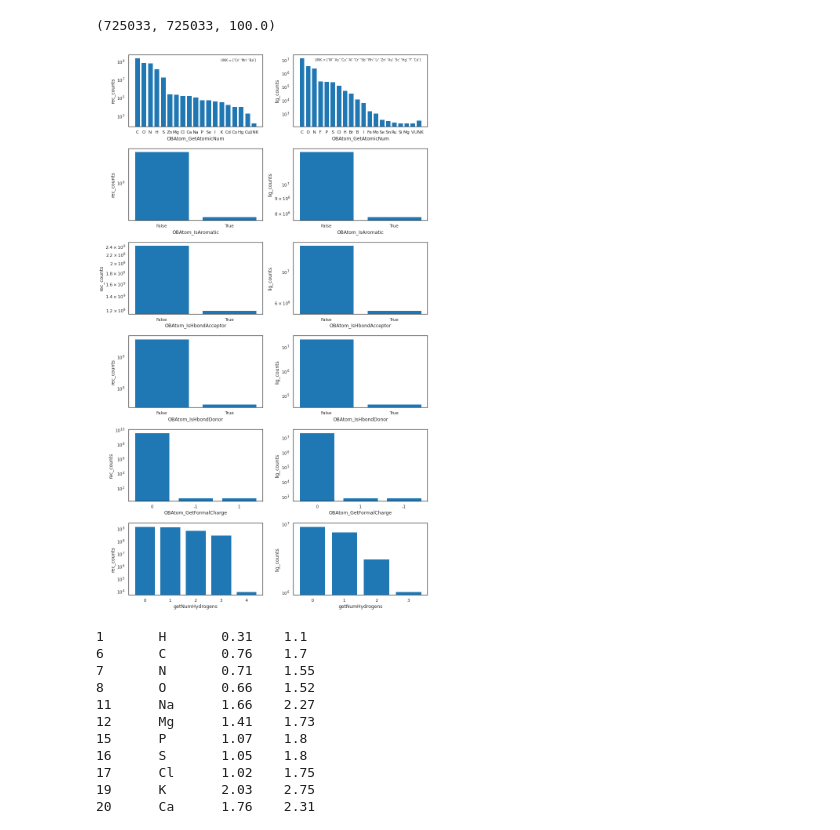
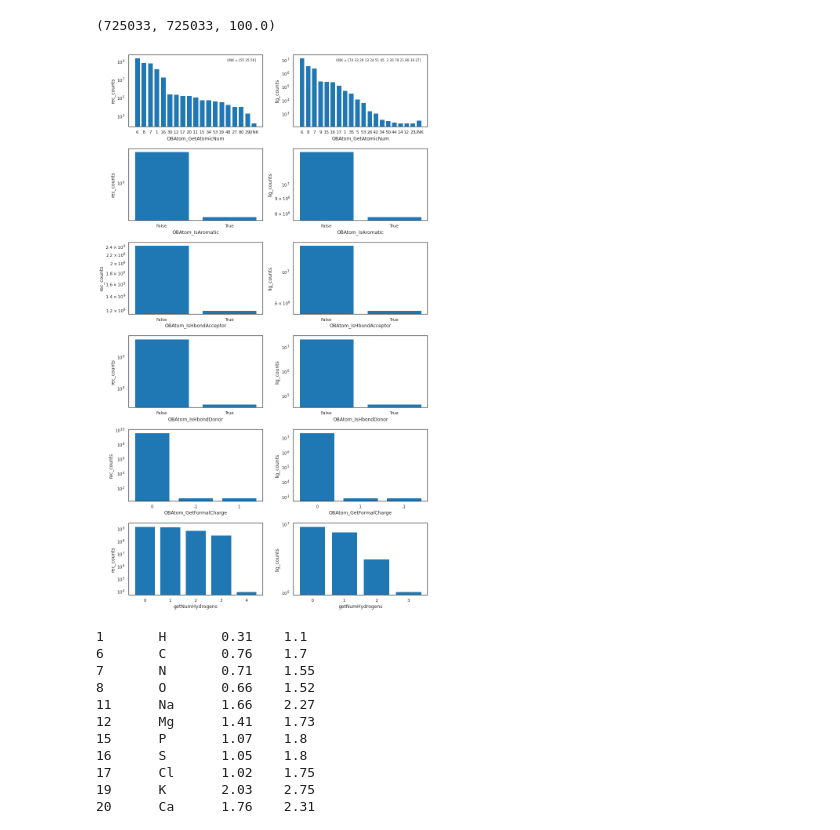
Before and after one commit to mattragoza/ipython-notebooks, a Jupyter notebook: new_atom_typing.ipynb, the cells around one changed output. Saved outputs shown, nothing was run; the diff lists cells and outputs as text; code cells hidden in the pictures.

```diff
--- a/new_atom_typing.ipynb
+++ b/new_atom_typing.ipynb
@@ -86,6 +87,11 @@ from matplotlib import pyplot as plt
 import seaborn as sns
 sns.set_context('notebook')
 sns.set_style('white')
+
+with open('rec_counts.pkl', 'rb') as f:
+    rec_counts = pickle.load(f)
+with open('lig_counts.pkl', 'rb') as f:
+    lig_counts = pickle.load(f)
 
 def plot_counts(counts, ax, thresh=0.0, symbols=False):
 
@@ -121,36 +127,36 @@ def plot_counts(counts, ax, thresh=0.0, symbols=False):
     ax.set_xticklabels(labels)
     if 'UNK' in labels:
         ax.text(0.95, 0.95, 'UNK = {}'.format(unk_labels),
             fontsize='x-small',
             horizontalalignment='right',
             verticalalignment='top',
             transform=ax.transAxes
         )
     if len(labels) > 20:
         for tick in ax.xaxis.get_major_ticks():
             tick.label.set_fontsize('x-small')
 
 fig, axes = plt.subplots(len(funcs), 2, figsize=(12, 20))
 
 thresh = 100
 
 for i, func in enumerate(funcs):
     ax = axes[i][0]
-    plot_counts(rec_counts[func.__name__], ax, thresh, symbols=(i==0))
+    plot_counts(rec_counts[func.__name__], ax, thresh, symbols=(False and i==0))
     ax.set_xlabel(func.__name__)
     ax.set_ylabel('rec_counts')
     ax.set_yscale('log')
 
 for i, func in enumerate(funcs):
     ax = axes[i][1]
-    plot_counts(lig_counts[func.__name__], ax, thresh, symbols=(i==0))
+    plot_counts(lig_counts[func.__name__], ax, thresh, symbols=(False and i==0))
     ax.set_xlabel(func.__name__)
     ax.set_ylabel('lig_counts')
     ax.set_yscale('log')
 
 fig.tight_layout()
 # %% [output]
-[figure, old version]
+[figure, new version]
 # %%
 for atomic_num in sorted(rec_counts[funcs[0].__name__].keys()):
     symbol = ob.GetSymbol(atomic_num)
```
Also changed, not shown: parts of 12 cells of this notebook.
